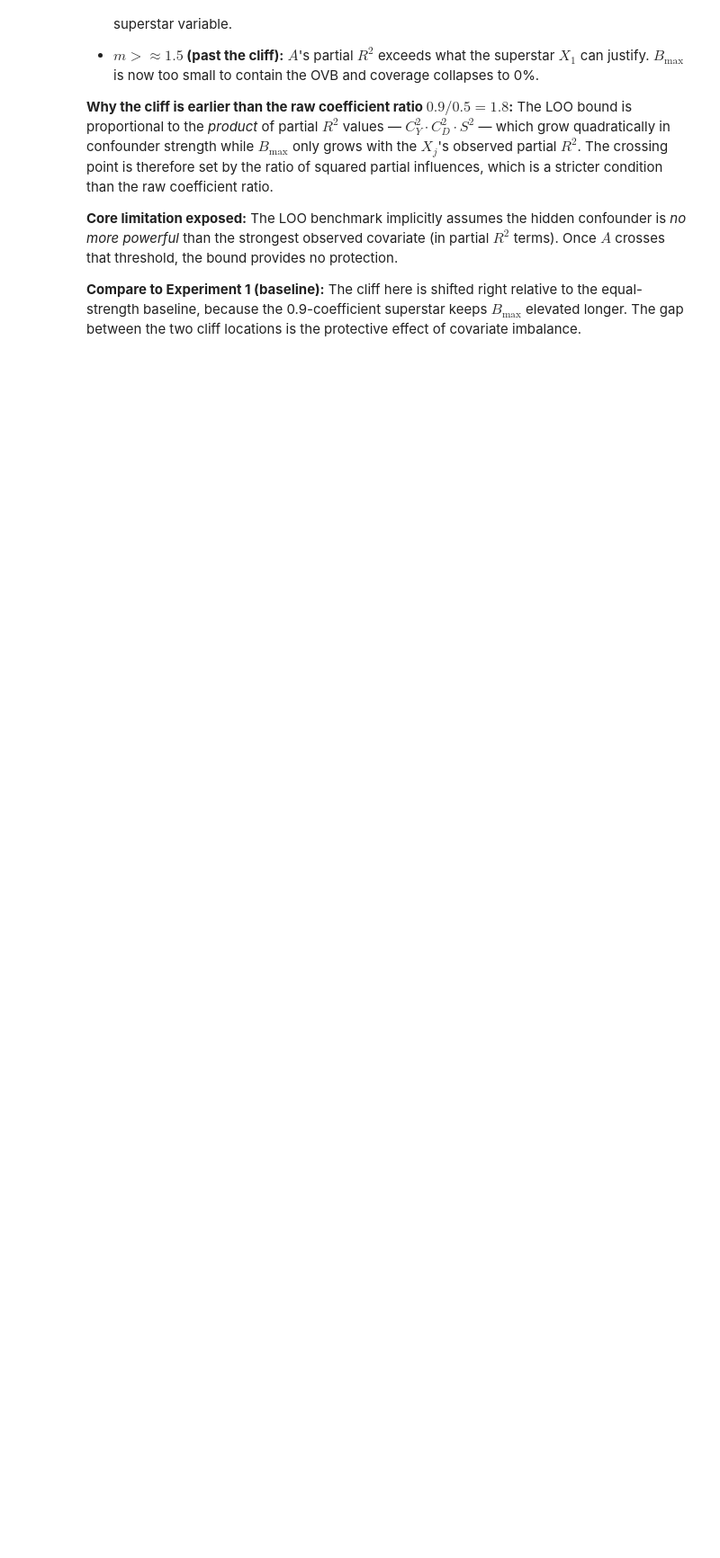
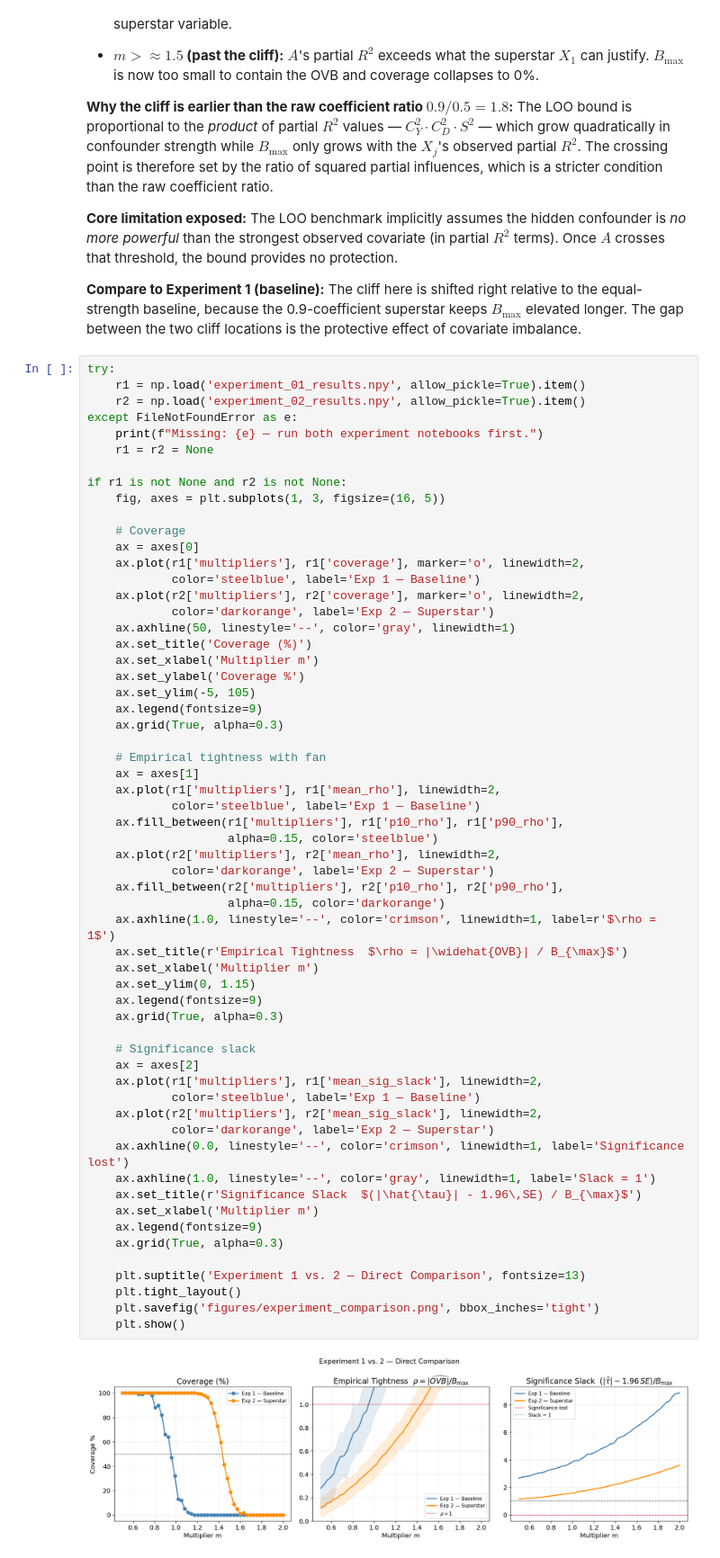
Before and after one commit to Endeville/Informal_Benchmarking, a Jupyter notebook: notebooks/experiment_02_superstar.ipynb, the cells around one changed output. Shown at 90% size. Drawn from its saved outputs; the diff is of its cells as text; blank space fills up the shorter version.

```diff
--- a/notebooks/experiment_02_superstar.ipynb
+++ b/notebooks/experiment_02_superstar.ipynb
@@ -254,3 +379,64 @@ Once $A$ crosses that threshold, the bound provides no protection.
 equal-strength baseline, because the 0.9-coefficient superstar keeps $B_{\max}$ elevated
 longer.  The gap between the two cliff locations is the protective effect of covariate
 imbalance.
+# %%
+try:
+    r1 = np.load('experiment_01_results.npy', allow_pickle=True).item()
+    r2 = np.load('experiment_02_results.npy', allow_pickle=True).item()
+except FileNotFoundError as e:
+    print(f"Missing: {e} — run both experiment notebooks first.")
+    r1 = r2 = None
+
+if r1 is not None and r2 is not None:
+    fig, axes = plt.subplots(1, 3, figsize=(16, 5))
+
+    # Coverage
+    ax = axes[0]
+    ax.plot(r1['multipliers'], r1['coverage'], marker='o', linewidth=2,
+            color='steelblue', label='Exp 1 — Baseline')
+    ax.plot(r2['multipliers'], r2['coverage'], marker='o', linewidth=2,
+            color='darkorange', label='Exp 2 — Superstar')
+    ax.axhline(50, linestyle='--', color='gray', linewidth=1)
+    ax.set_title('Coverage (%)')
+    ax.set_xlabel('Multiplier m')
+    ax.set_ylabel('Coverage %')
+    ax.set_ylim(-5, 105)
+    ax.legend(fontsize=9)
+    ax.grid(True, alpha=0.3)
+
+    # Empirical tightness with fan
+    ax = axes[1]
+    ax.plot(r1['multipliers'], r1['mean_rho'], linewidth=2,
+            color='steelblue', label='Exp 1 — Baseline')
+    ax.fill_between(r1['multipliers'], r1['p10_rho'], r1['p90_rho'],
+                    alpha=0.15, color='steelblue')
+    ax.plot(r2['multipliers'], r2['mean_rho'], linewidth=2,
+            color='darkorange', label='Exp 2 — Superstar')
+    ax.fill_between(r2['multipliers'], r2['p10_rho'], r2['p90_rho'],
+                    alpha=0.15, color='darkorange')
+    ax.axhline(1.0, linestyle='--', color='crimson', linewidth=1, label=r'$\rho = 1$')
+    ax.set_title(r'Empirical Tightness  $\rho = |\widehat{OVB}| / B_{\max}$')
+    ax.set_xlabel('Multiplier m')
+    ax.set_ylim(0, 1.15)
+    ax.legend(fontsize=9)
+    ax.grid(True, alpha=0.3)
+
+    # Significance slack
+    ax = axes[2]
+    ax.plot(r1['multipliers'], r1['mean_sig_slack'], linewidth=2,
+            color='steelblue', label='Exp 1 — Baseline')
+    ax.plot(r2['multipliers'], r2['mean_sig_slack'], linewidth=2,
+            color='darkorange', label='Exp 2 — Superstar')
+    ax.axhline(0.0, linestyle='--', color='crimson', linewidth=1, label='Significance lost')
+    ax.axhline(1.0, linestyle='--', color='gray', linewidth=1, label='Slack = 1')
+    ax.set_title(r'Significance Slack  $(|\hat{\tau}| - 1.96\,SE) / B_{\max}$')
+    ax.set_xlabel('Multiplier m')
+    ax.legend(fontsize=9)
+    ax.grid(True, alpha=0.3)
+
+    plt.suptitle('Experiment 1 vs. 2 — Direct Comparison', fontsize=13)
+    plt.tight_layout()
+    plt.savefig('figures/experiment_comparison.png', bbox_inches='tight')
+    plt.show()
+# %% [output]
+[figure, added]
```
Also changed, not shown: parts of 9 cells of this notebook, 3 other files.
